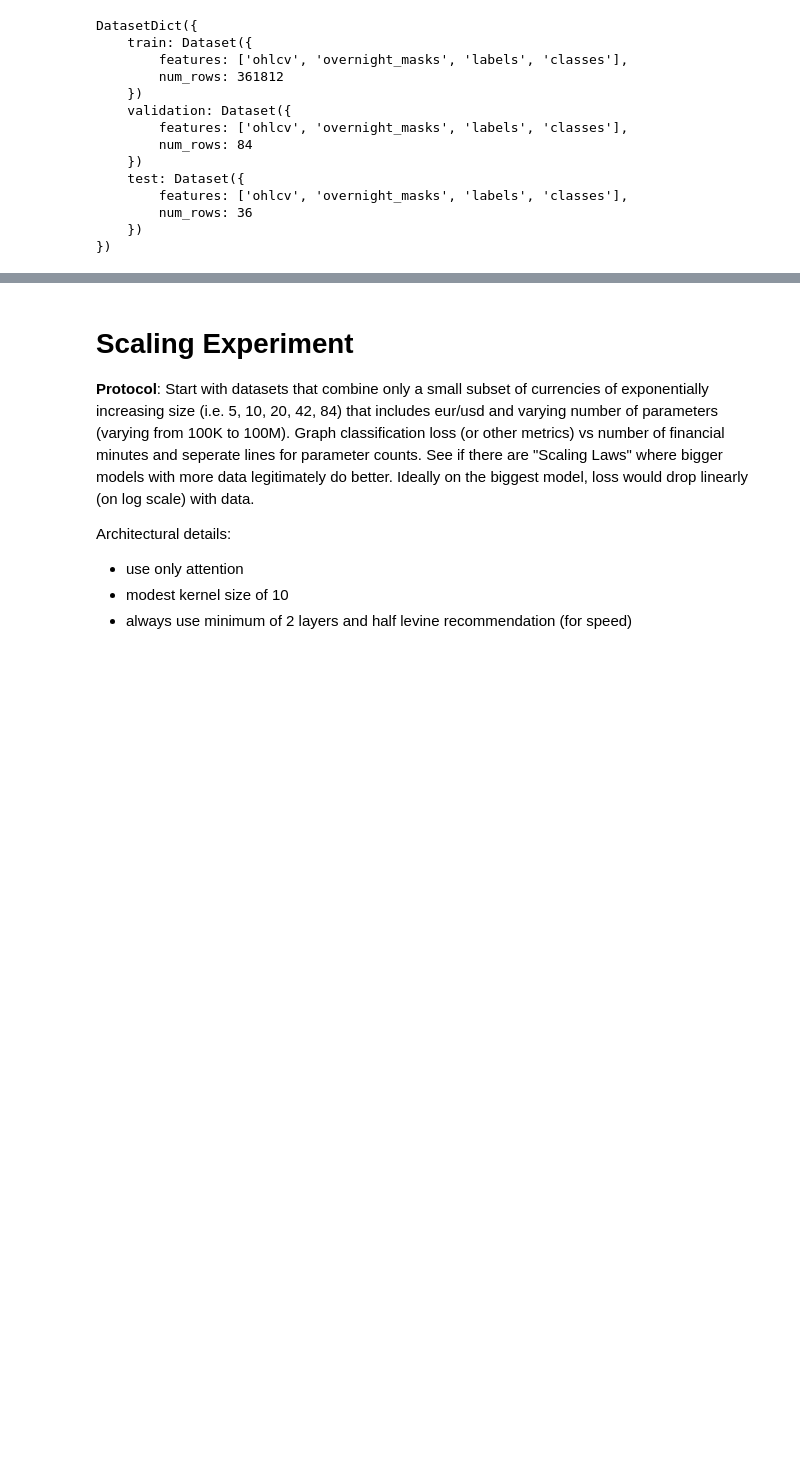
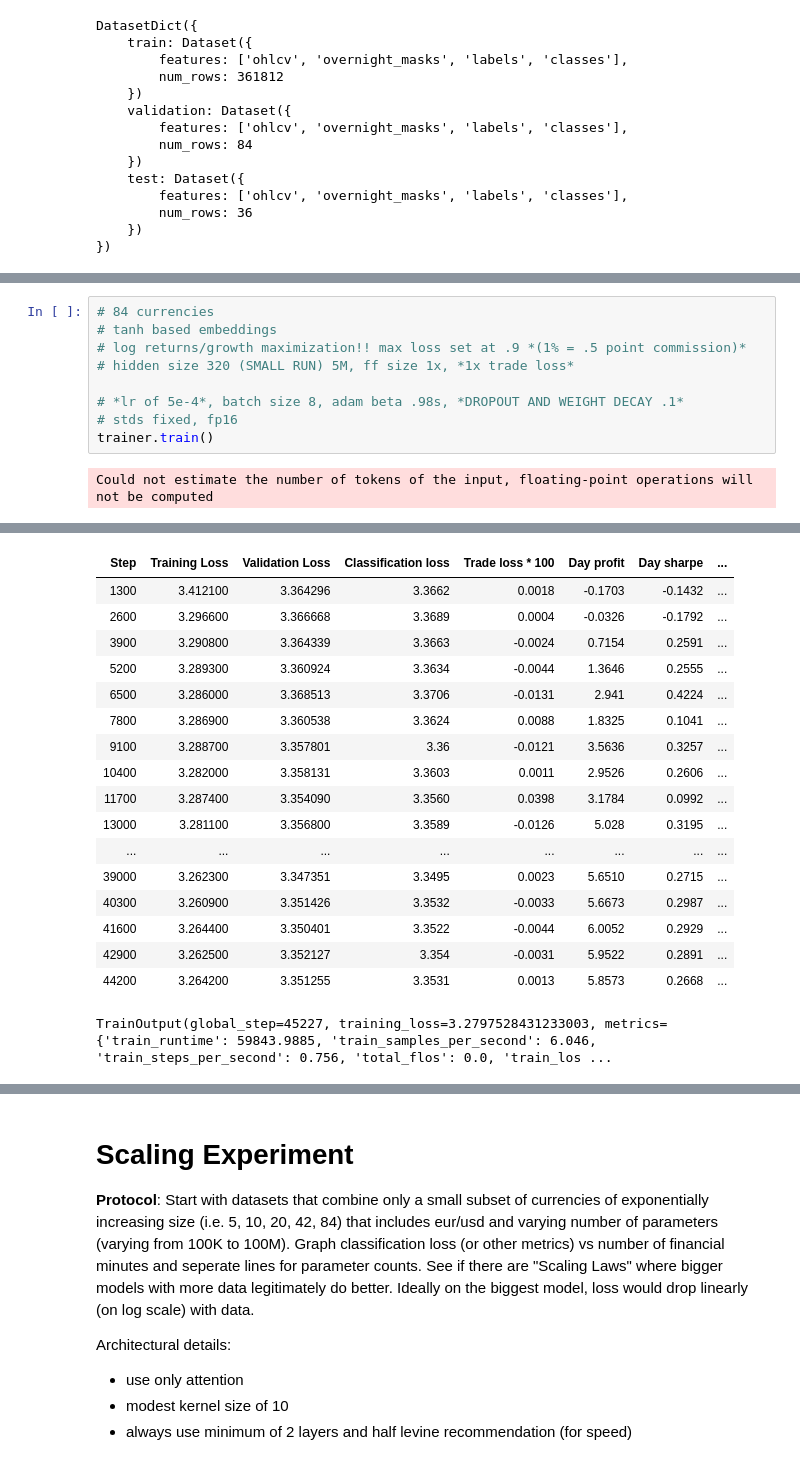
Before and after one commit to mtanghu/Transformer-Trader, a Jupyter notebook: Transformer_Modeling.ipynb, the cells around one changed output, grey strips where cells are left out. Saved outputs shown, nothing was run; the diff lists cells and outputs as text; blank space fills up the shorter version.

```diff
--- a/Transformer_Modeling.ipynb
+++ b/Transformer_Modeling.ipynb
@@ -139,0 +200,11 @@ PARAMETER COUNT: 59019261, with commas 59,019,261
+# %%
+# 84 currencies
+# tanh based embeddings
+# log returns/growth maximization!! max loss set at .9 *(1% = .5 point commission)*
+# hidden size 320 (SMALL RUN) 5M, ff size 1x, *1x trade loss*
+
+# *lr of 5e-4*, batch size 8, adam beta .98s, *DROPOUT AND WEIGHT DECAY .1*
+# stds fixed, fp16
+trainer.train()
+# %% [output]
+Could not estimate the number of tokens of the input, floating-point operations will not be computed
@@ -139,0 +212,18 @@ PARAMETER COUNT: 59019261, with commas 59,019,261
+| Step | Training Loss | Validation Loss | Classification loss | Trade loss * 100 | Day profit | Day sharpe | ... |
+| 1300 | 3.412100 | 3.364296 | 3.3662 | 0.0018 | -0.1703 | -0.1432 | ... |
+| 2600 | 3.296600 | 3.366668 | 3.3689 | 0.0004 | -0.0326 | -0.1792 | ... |
+| 3900 | 3.290800 | 3.364339 | 3.3663 | -0.0024 | 0.7154 | 0.2591 | ... |
+| 5200 | 3.289300 | 3.360924 | 3.3634 | -0.0044 | 1.3646 | 0.2555 | ... |
+| 6500 | 3.286000 | 3.368513 | 3.3706 | -0.0131 | 2.941 | 0.4224 | ... |
+| 7800 | 3.286900 | 3.360538 | 3.3624 | 0.0088 | 1.8325 | 0.1041 | ... |
+| 9100 | 3.288700 | 3.357801 | 3.36 | -0.0121 | 3.5636 | 0.3257 | ... |
+| 10400 | 3.282000 | 3.358131 | 3.3603 | 0.0011 | 2.9526 | 0.2606 | ... |
+| 11700 | 3.287400 | 3.354090 | 3.3560 | 0.0398 | 3.1784 | 0.0992 | ... |
+| 13000 | 3.281100 | 3.356800 | 3.3589 | -0.0126 | 5.028 | 0.3195 | ... |
+| ... | ... | ... | ... | ... | ... | ... | ... |
+| 39000 | 3.262300 | 3.347351 | 3.3495 | 0.0023 | 5.6510 | 0.2715 | ... |
+| 40300 | 3.260900 | 3.351426 | 3.3532 | -0.0033 | 5.6673 | 0.2987 | ... |
+| 41600 | 3.264400 | 3.350401 | 3.3522 | -0.0044 | 6.0052 | 0.2929 | ... |
+| 42900 | 3.262500 | 3.352127 | 3.354 | -0.0031 | 5.9522 | 0.2891 | ... |
+| 44200 | 3.264200 | 3.351255 | 3.3531 | 0.0013 | 5.8573 | 0.2668 | ... |
+TrainOutput(global_step=45227, training_loss=3.2797528431233003, metrics={'train_runtime': 59843.9885, 'train_samples_per_second': 6.046, 'train_steps_per_second': 0.756, 'total_flos': 0.0, 'train_los ...
```
Also changed, not shown: parts of 11 cells of this notebook, 1 other file.
